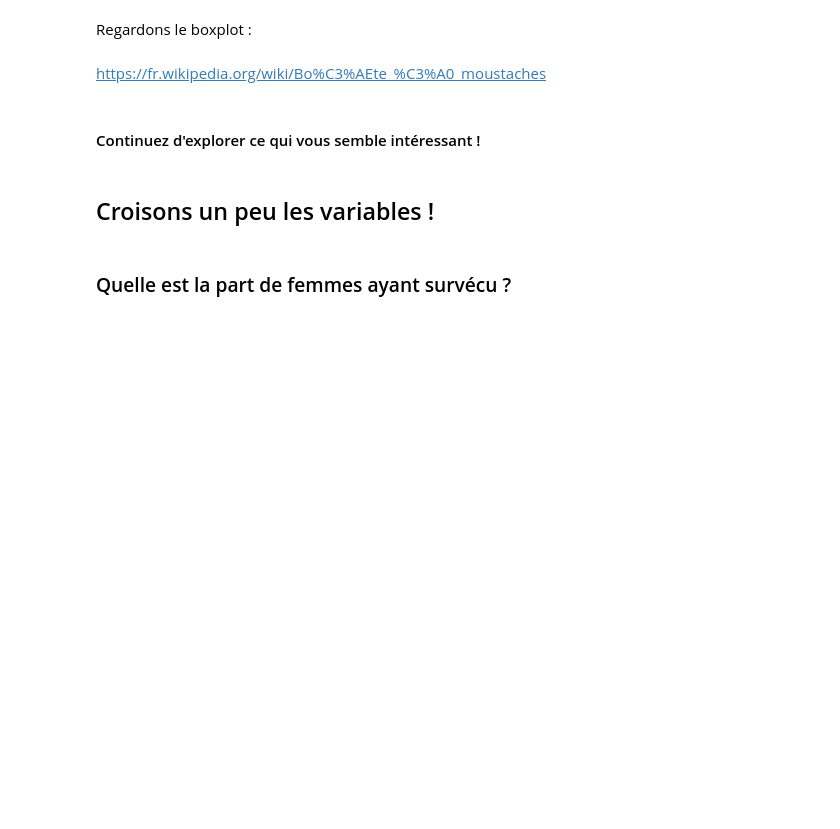
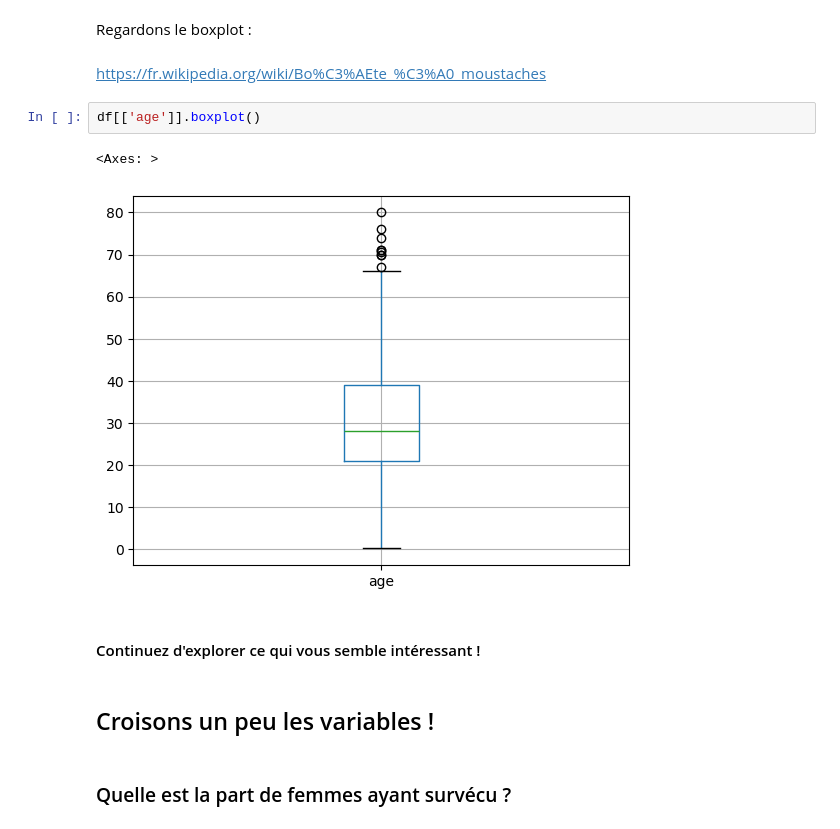
Before and after one commit to thomasmari/DataS3PG, a Jupyter notebook: module/8.Stats/Tests_d_hypothese_3/Tests d_hypothèses.ipynb, the cells around one changed output. Cells and saved outputs as stored; diff of their text form; blank space fills up the shorter version.

```diff
--- a/module/8.Stats/Tests_d_hypothese_3/Tests d_hypothèses.ipynb
+++ b/module/8.Stats/Tests_d_hypothese_3/Tests d_hypothèses.ipynb
@@ -313,6 +349,11 @@ Regardons un diagramme en barre des effectifs / histogramme
 Regardons le boxplot :
 # %% [markdown]
 https://fr.wikipedia.org/wiki/Bo%C3%AEte_%C3%A0_moustaches
+# %%
+df[['age']].boxplot()
+# %% [output]
+<Axes: >
+[figure, added]
 # %% [markdown]
 #### Continuez d'explorer ce qui vous semble intéressant !
 # %% [markdown]
```
Also changed, not shown: parts of 28 cells of this notebook.
